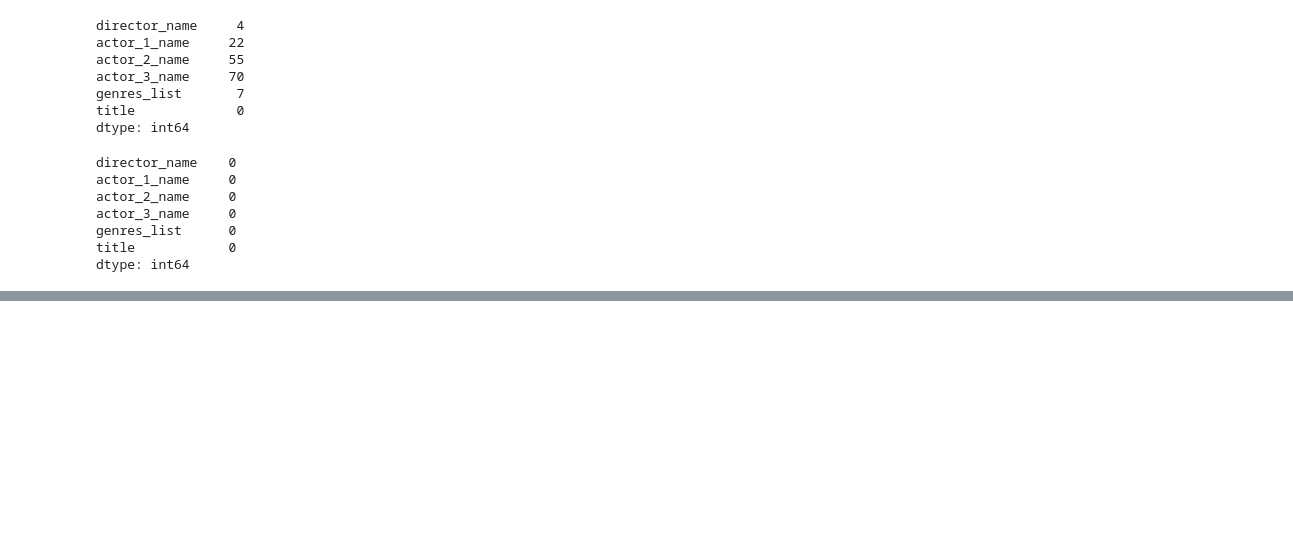
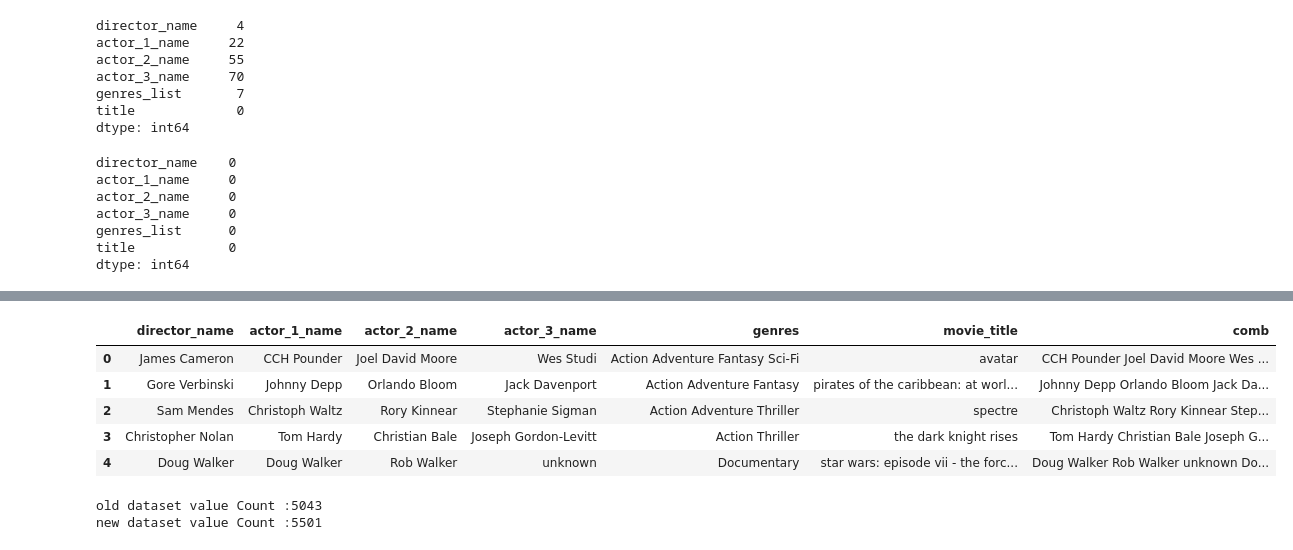
Before and after one commit to deepatabc/Movie-Recommend, a Jupyter notebook: DataPreparing/jupyterNotebook/Base_preprocessing.ipynb, the cells around one changed output, grey strips where cells are left out. Saved outputs shown, nothing was run; the diff lists cells and outputs as text; code cells hidden in the pictures; blank space fills up the shorter version.

```diff
--- a/DataPreparing/jupyterNotebook/Base_preprocessing.ipynb
+++ b/DataPreparing/jupyterNotebook/Base_preprocessing.ipynb
@@ -420,0 +454,3 @@ dtype: int64
+# %%
+# Replacing the old dataset.
+old = pd.read_csv('https://movie-dataset-live.s3.ap-south-1.amazonaws.com/PreparedData/UpdatedDataSet.csv')
@@ -420,0 +466,13 @@ dtype: int64
+# %%
+# combining Old dataset with already exist data
+old['comb'] = old['actor_1_name'] + ' ' + old['actor_2_name'] + ' '+ old['actor_3_name'] + ' '+ old['director_name'] +' ' + old['genres']
+# %%
+# now it's look similar to our new dataset(2017)
+old.head()
+# %% [output]
+|  | director_name | actor_1_name | actor_2_name | actor_3_name | genres | movie_title | comb |
+| 0 | James Cameron | CCH Pounder | Joel David Moore | Wes Studi | Action Adventure Fantasy Sci-Fi | avatar | CCH Pounder Joel David Moore Wes ... |
+| 1 | Gore Verbinski | Johnny Depp | Orlando Bloom | Jack Davenport | Action Adventure Fantasy | pirates of the caribbean: at worl... | Johnny Depp Orlando Bloom Jack Da... |
+| 2 | Sam Mendes | Christoph Waltz | Rory Kinnear | Stephanie Sigman | Action Adventure Thriller | spectre | Christoph Waltz Rory Kinnear Step... |
+| 3 | Christopher Nolan | Tom Hardy | Christian Bale | Joseph Gordon-Levitt | Action Thriller | the dark knight rises | Tom Hardy Christian Bale Joseph G... |
+| 4 | Doug Walker | Doug Walker | Rob Walker | unknown | Documentary | star wars: episode vii - the forc... | Doug Walker Rob Walker unknown Do... |
@@ -420,0 +482,6 @@ dtype: int64
+# %%
+print(f"old dataset value Count :{old.value_counts().sum()}")
+print(f"new dataset value Count :{new.value_counts().sum()}")
+# %% [output]
+old dataset value Count :5043
+new dataset value Count :5501
```
Also changed, not shown: parts of 10 cells of this notebook, 2 other files.
